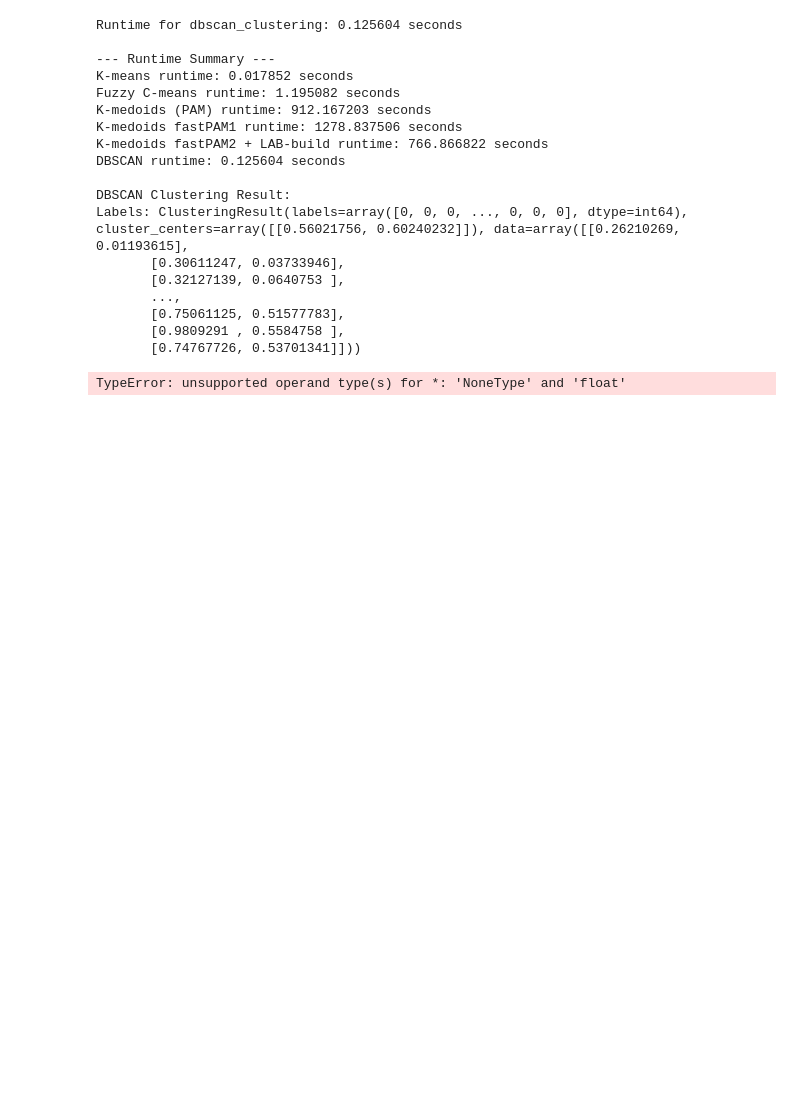
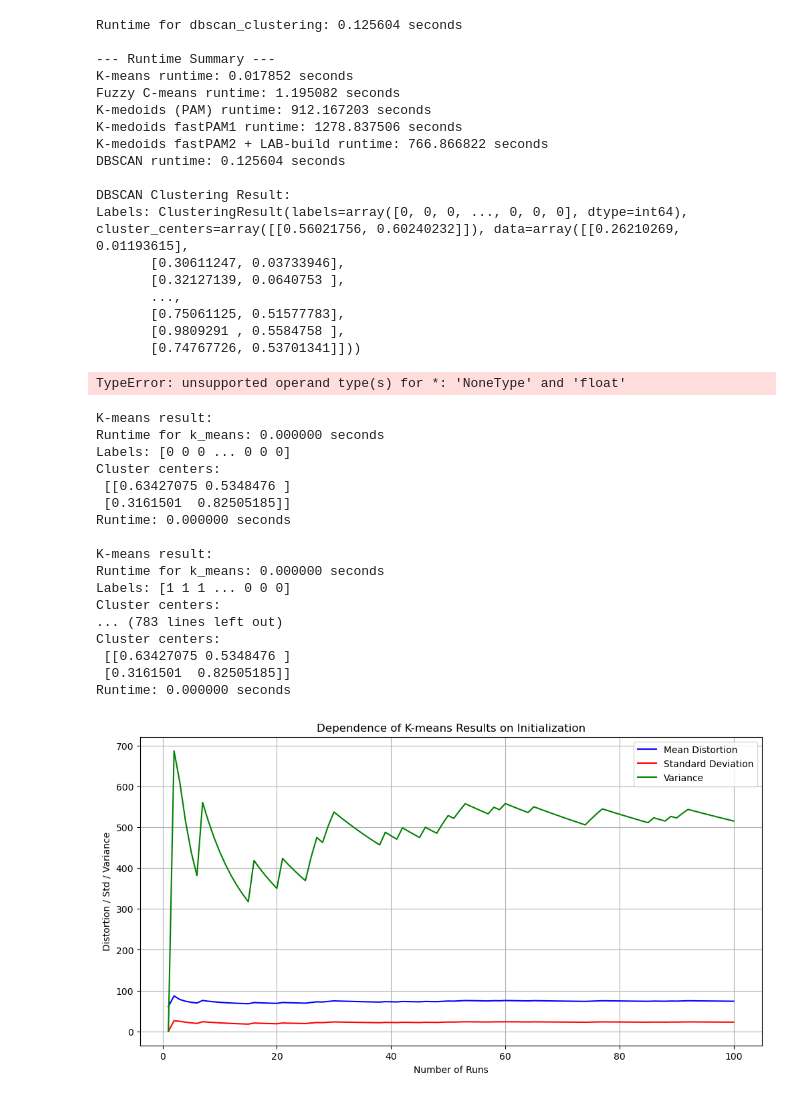
Before and after one commit to FiPf/AIUB-Backup, a Jupyter notebook: clustering/main.ipynb, the cells around one changed output. Saved outputs shown, nothing was run; the diff lists cells and outputs as text; code cells hidden in the pictures; blank space fills up the shorter version.

Commit message:
kmeans dependence on random initialization test

```diff
--- a/clustering/main.ipynb
+++ b/clustering/main.ipynb
@@ -228,6 +200,64 @@ Labels: ClusteringResult(labels=array([0, 0, 0, ..., 0, 0, 0], dtype=int64), clu
        [0.9809291 , 0.5584758 ],
        [0.74767726, 0.53701341]]))
 TypeError: unsupported operand type(s) for *: 'NoneType' and 'float'
+# %%
+import numpy as np
+import matplotlib.pyplot as plt
+import kmeans
+import clustering_utils
+import cluster_data
+
+testfile = r"../input/stat_Master_02_geo_s1.crs"
+data = cluster_data.prepare_data_for_clustering(testfile)
+data = np.array(data).T
+normalized_data, data_min, data_max = cluster_data.normalize_data(data)
+k = 2
+
+num_trials = 100
+distortions = []
+
+for _ in range(num_trials):
+    result_kmeans, _ = cluster_data.run_clustering(kmeans.k_means, "K-means", normalized_data, data_min, data_max, k, plot=False, init='kmeans++')
+    distortion = kmeans.compute_distortion(result_kmeans)
+    distortions.append(distortion)
+
+# Compute statistics for different numbers of runs
+num_runs_list = np.arange(1, num_trials + 1)
+means = [np.mean(distortions[:i]) for i in num_runs_list]
+stds = [np.std(distortions[:i]) for i in num_runs_list]
+variances = [np.var(distortions[:i]) for i in num_runs_list]
+
+# Plot the results
+plt.figure(figsize=(12, 6))
+plt.plot(num_runs_list, means, label='Mean Distortion', color='blue')
+plt.plot(num_runs_list, stds, label='Standard Deviation', color='red')
+plt.plot(num_runs_list, variances, label='Variance', color='green')
+
+plt.xlabel("Number of Runs")
+plt.ylabel("Distortion / Std / Variance")
+plt.title("Dependence of K-means Results on Initialization")
+plt.legend()
+plt.grid()
+plt.show()
+# %% [output]
+K-means result:
+Runtime for k_means: 0.000000 seconds
+Labels: [0 0 0 ... 0 0 0]
+Cluster centers:
+ [[0.63427075 0.5348476 ]
+ [0.3161501  0.82505185]]
+Runtime: 0.000000 seconds
+
+K-means result:
+Runtime for k_means: 0.000000 seconds
+Labels: [1 1 1 ... 0 0 0]
+Cluster centers:
+... (783 lines left out)
+Cluster centers:
+ [[0.63427075 0.5348476 ]
+ [0.3161501  0.82505185]]
+Runtime: 0.000000 seconds
+[figure, added]
 # %%
 import pandas as pd
 
```
Also changed, not shown: parts of 1 cell of this notebook, 4 other files.
